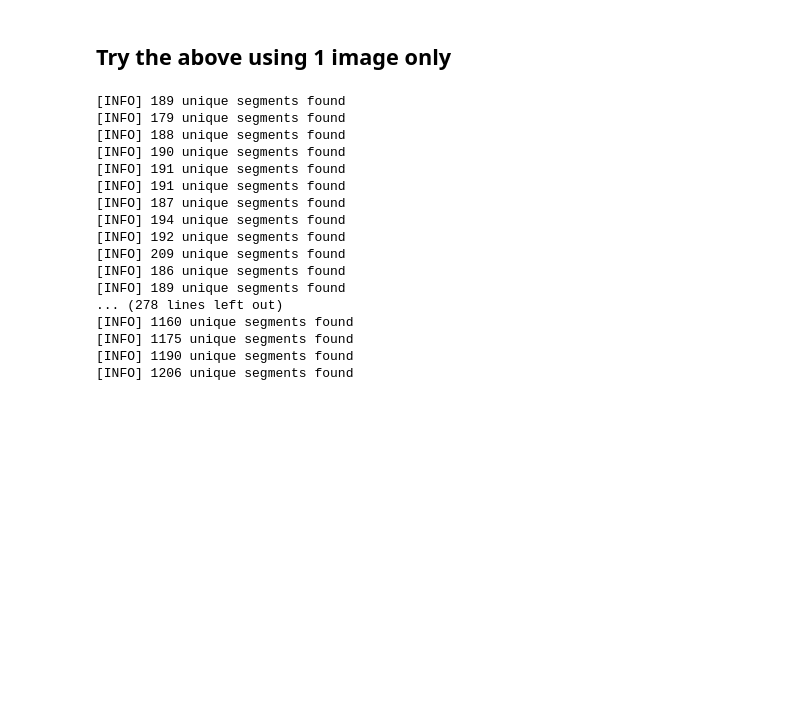
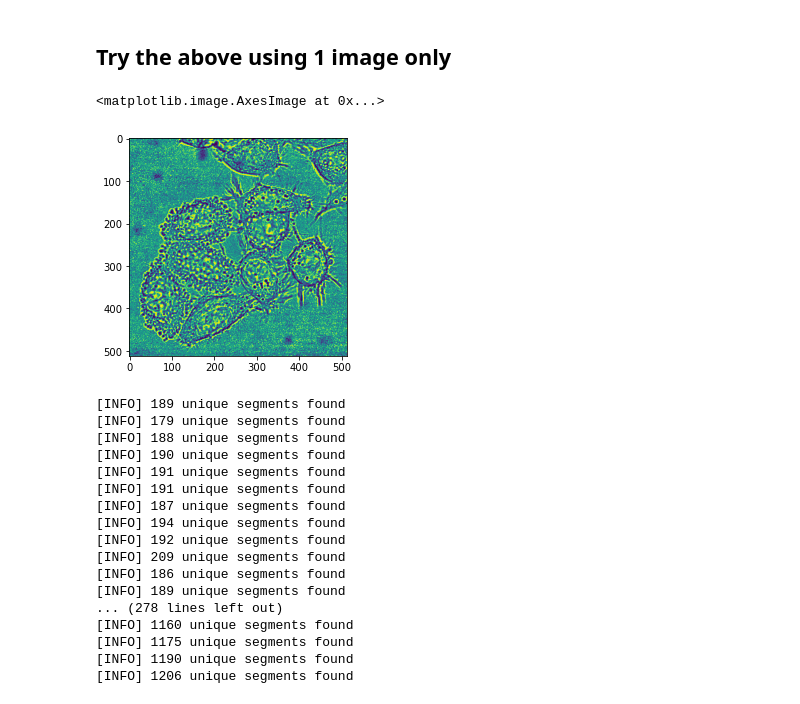
Before and after one commit to deepanshsingh8/DeepVision, a Jupyter notebook: Tyson/z3448000.ipynb, the cells around one changed output. Saved outputs shown, nothing was run; the diff lists cells and outputs as text; code cells hidden in the pictures; blank space fills up the shorter version.

Commit message:
add CLAHE preprocessing, and add minor edits to Py scripts

```diff
--- a/Tyson/z3448000.ipynb
+++ b/Tyson/z3448000.ipynb
@@ -123,6 +123,17 @@ img_path = r'./data/DIC-C2DH-HeLa/train/images/seq01_000.tif'
 img = cv2.imread(img_path,0)
 
 create_contour_boxes(img, thresh)
+# %%
+img_path = r'./data/DIC-C2DH-HeLa/train/images/'
+img = cv2.imread(img_path,0)
+
+clahe = cv2.createCLAHE()
+img_clahe = clahe.apply(img)
+
+plt.imshow(img_clahe)
+# %% [output]
+<matplotlib.image.AxesImage at 0x...>
+[figure, added]
 # %%
 cap = cv2.VideoCapture("./COMP9517_Images/PhC-C2DL-PSC/Sequence 4/t%03d.tif")
 filter_size = 3
```
Also changed, not shown: 5 other files.
